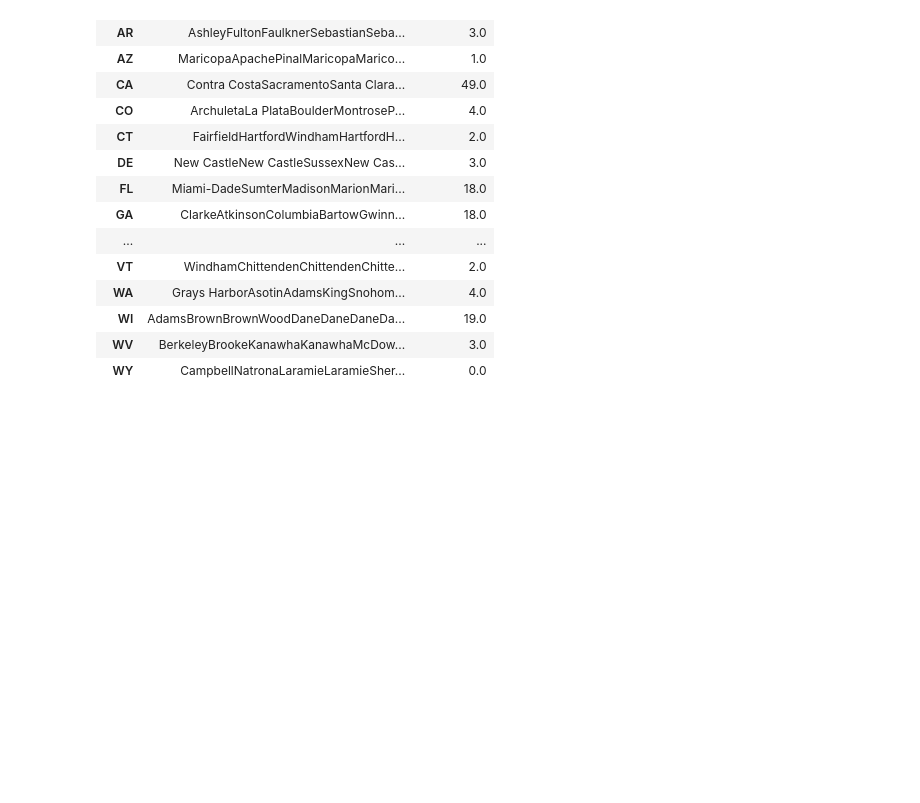
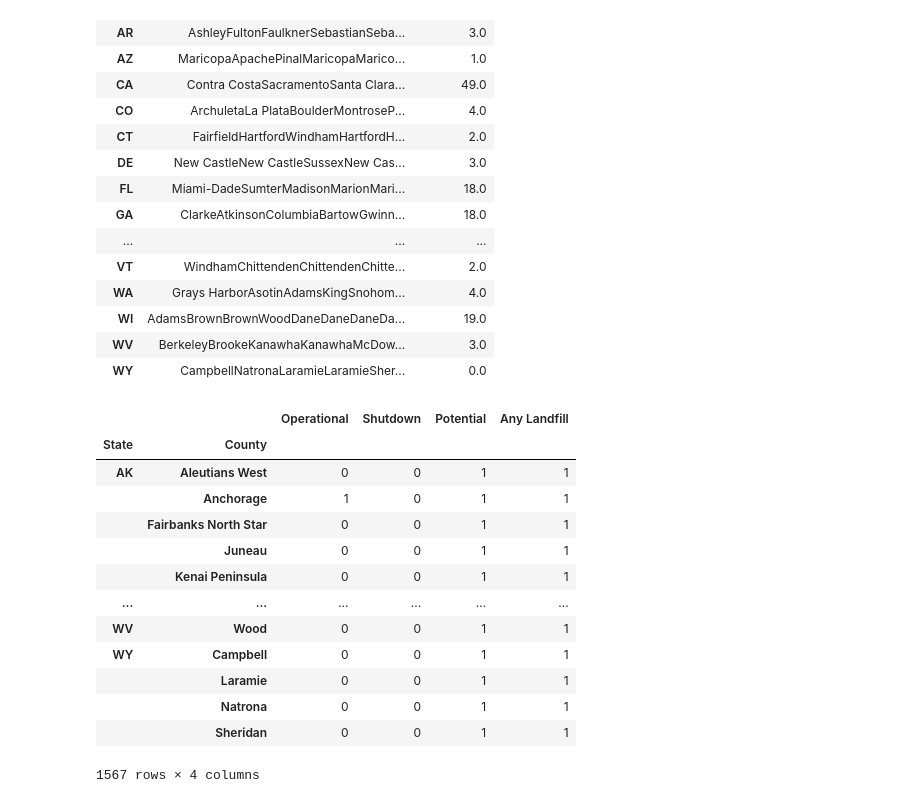
Before and after one commit to jkwesio/waste-class-repo2023, a Jupyter notebook: osm_test-John.ipynb, the cells around one changed output. Saved outputs shown, nothing was run; the diff lists cells and outputs as text; code cells hidden in the pictures; blank space fills up the shorter version.

Commit message:
Another fix
Fillna and having a column for any landfill planned, operating, or previously operating

```diff
--- a/osm_test-John.ipynb
+++ b/osm_test-John.ipynb
@@ -317,5 +317,24 @@ lf[['State','County','Operational']].groupby(['State']).sum()
 | WI | AdamsBrownBrownWoodDaneDaneDaneDa... | 19.0 |
 | WV | BerkeleyBrookeKanawhaKanawhaMcDow... | 3.0 |
 | WY | CampbellNatronaLaramieLaramieSher... | 0.0 |
+# %%
+lf['Any Landfill'] = lf.loc[:,'Operational':'Potential'].sum(axis=1)
+lf[lf>1]=1
+lf
+# %% [output]
+|  |  | Operational | Shutdown | Potential | Any Landfill |
+| State | County |  |  |  |  |
+| AK | Aleutians West | 0 | 0 | 1 | 1 |
+|  | Anchorage | 1 | 0 | 1 | 1 |
+|  | Fairbanks North Star | 0 | 0 | 1 | 1 |
+|  | Juneau | 0 | 0 | 1 | 1 |
+|  | Kenai Peninsula | 0 | 0 | 1 | 1 |
+| ... | ... | ... | ... | ... | ... |
+| WV | Wood | 0 | 0 | 1 | 1 |
+| WY | Campbell | 0 | 0 | 1 | 1 |
+|  | Laramie | 0 | 0 | 1 | 1 |
+|  | Natrona | 0 | 0 | 1 | 1 |
+|  | Sheridan | 0 | 0 | 1 | 1 |
+1567 rows × 4 columns
 # %%
 df = pd.concat([lf,ejscreen1],axis=1)
```
Also changed, not shown: parts of 2 cells of this notebook, 1 other file.
